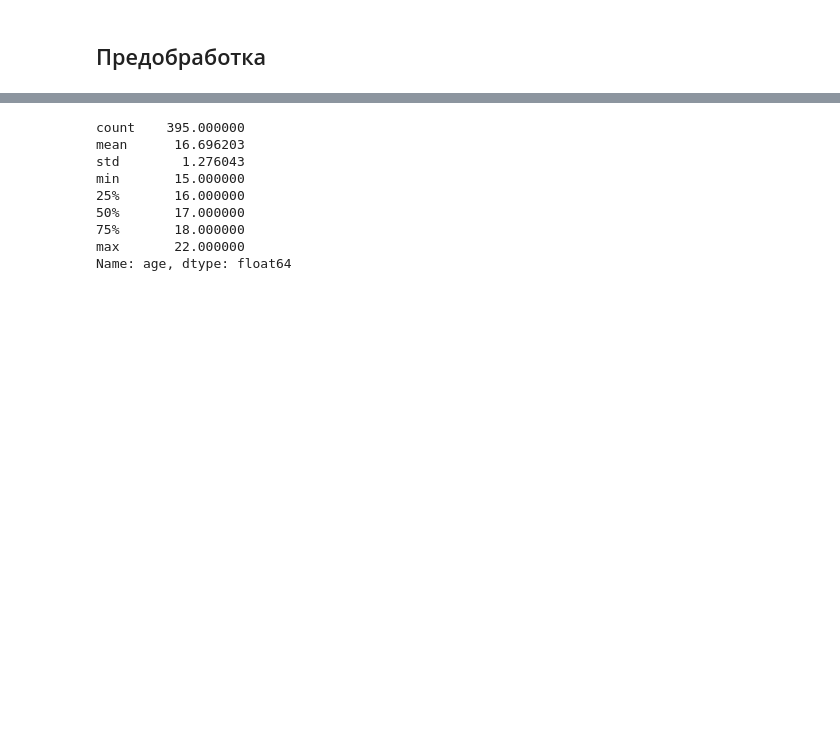
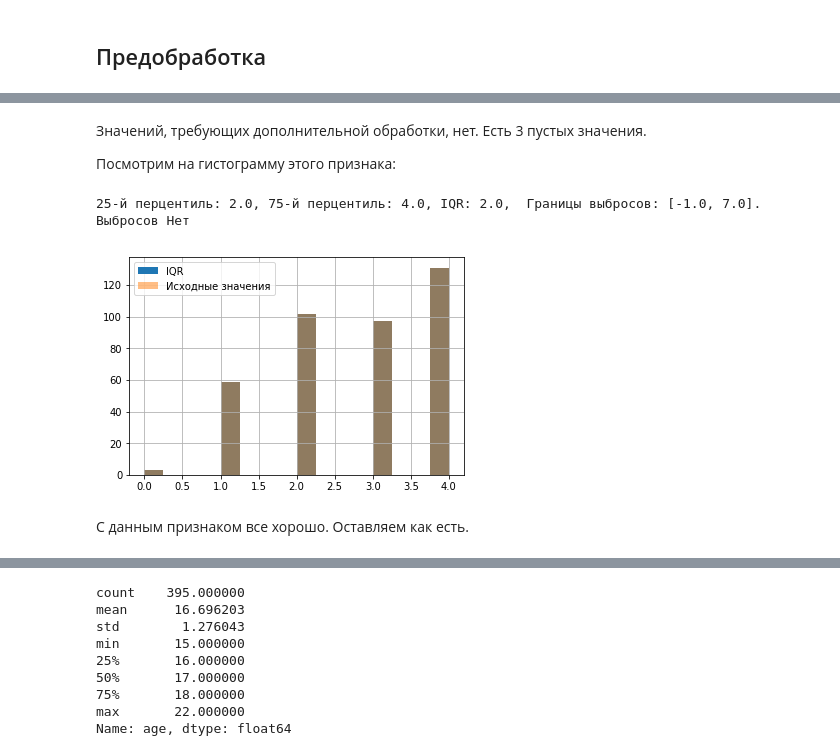
Before and after one commit to EmlAldr/SkillFactory, a Jupyter notebook: module_2/students_math_score_analysis.ipynb, the cells around one changed output, grey strips where cells are left out. Saved outputs shown, nothing was run; the diff lists cells and outputs as text; code cells hidden in the pictures; blank space fills up the shorter version.

```diff
--- a/module_2/students_math_score_analysis.ipynb
+++ b/module_2/students_math_score_analysis.ipynb
@@ -130,0 +505,3 @@ column = columns_int[0]
+# %%
+column = 'Medu'
+column_info(students, column)
@@ -130,0 +524,11 @@ column = columns_int[0]
+# %% [markdown]
+Значений, требующих дополнительной обработки, нет. Есть 3 пустых значения.
+
+Посмотрим на гистограмму этого признака:
+# %%
+plot_column_info(students, column)
+# %% [output]
+25-й перцентиль: 2.0, 75-й перцентиль: 4.0, IQR: 2.0,  Границы выбросов: [-1.0, 7.0]. Выбросов Нет
+[figure, added]
+# %% [markdown]
+С данным признаком все хорошо. Оставляем как есть.
```
Also changed, not shown: parts of 76 cells of this notebook.
